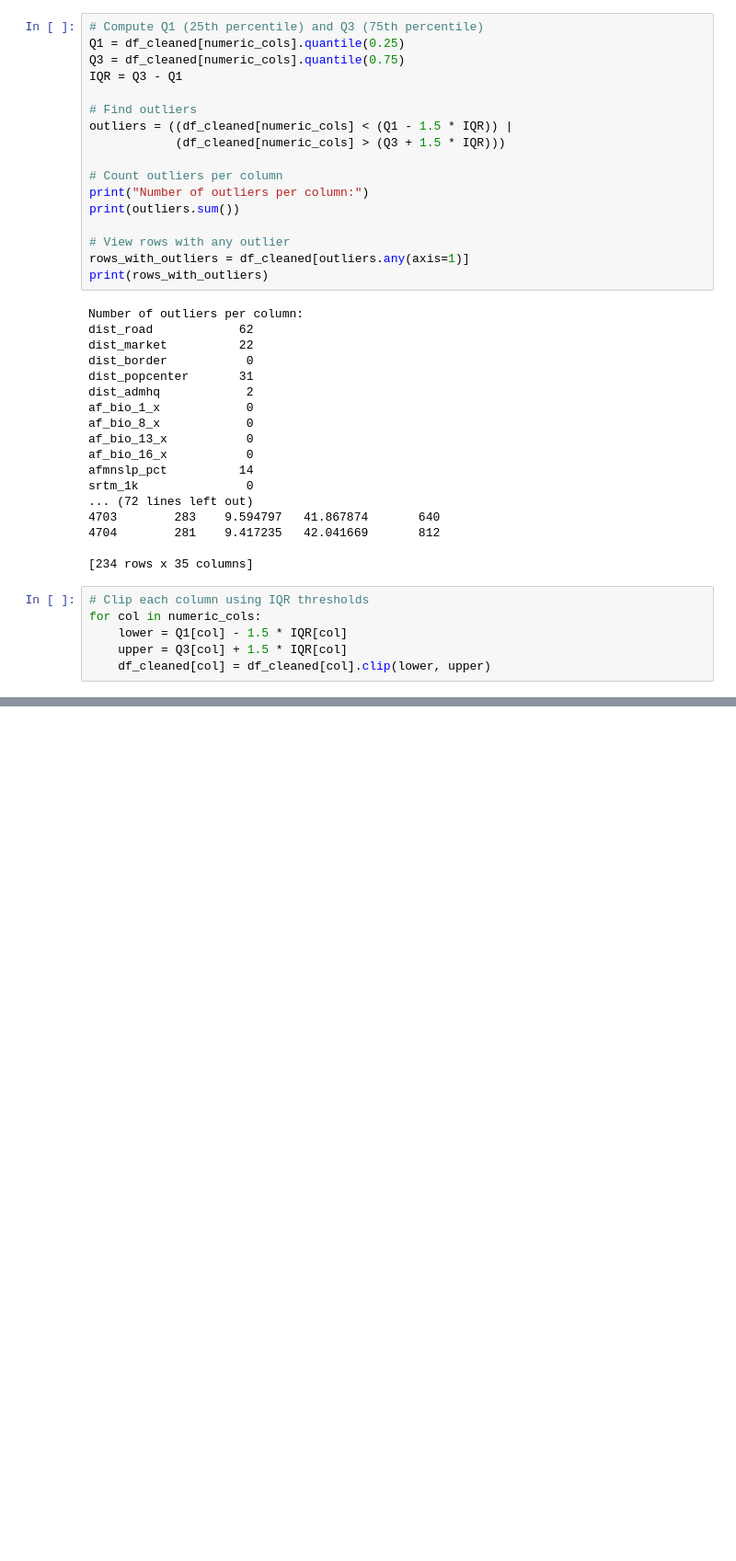
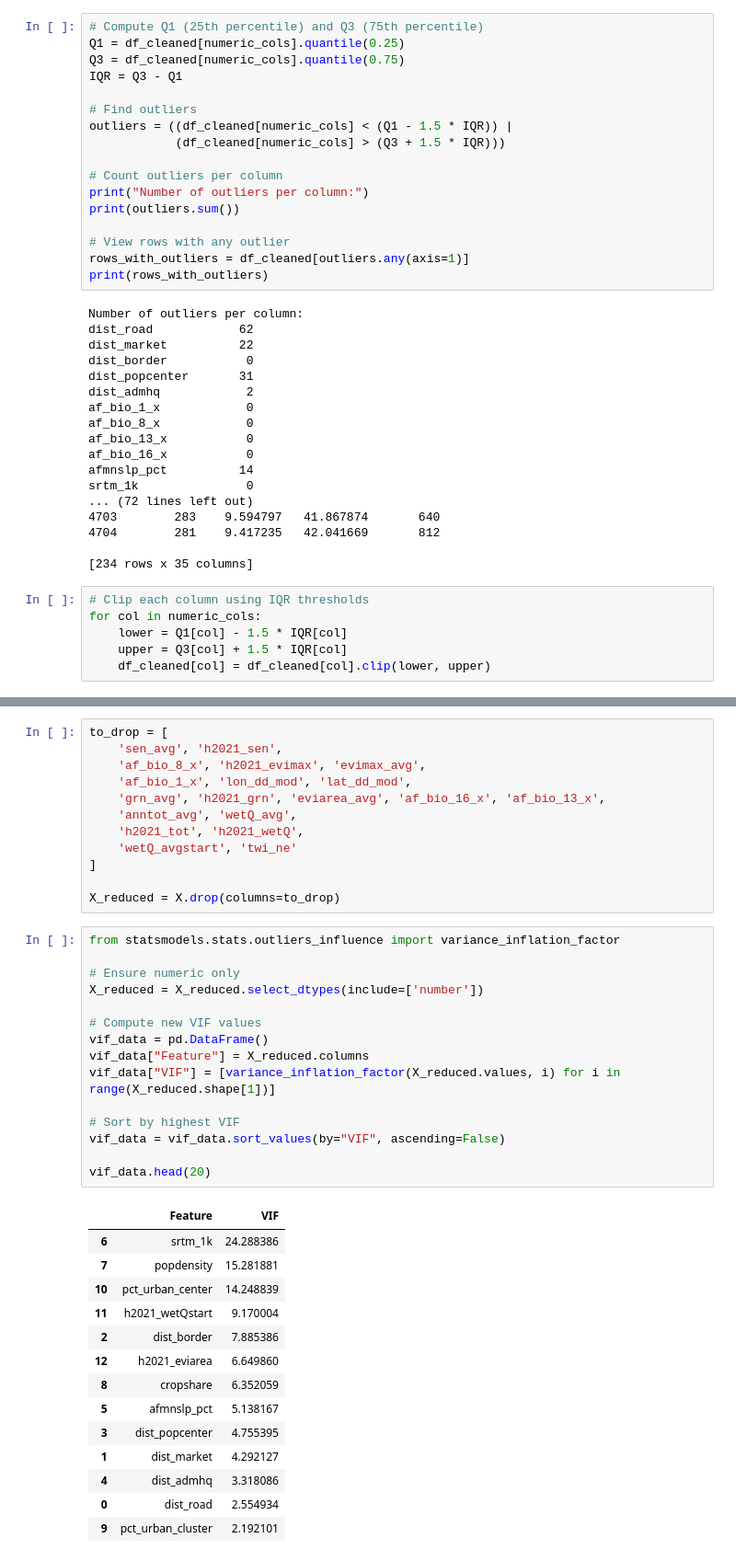
Before and after one commit to demirewu-manidefro/-rainfall-pradction-ml, a Jupyter notebook: Untitled.ipynb, the cells around one changed output, grey strips where cells are left out. Shown: that part at 92% size. Saved outputs shown, nothing was run; the diff lists cells and outputs as text; blank space fills up the shorter version.

```diff
--- a/Untitled.ipynb
+++ b/Untitled.ipynb
@@ -288,0 +373,42 @@ max      299.5   12.333356   47.307840  1945.125
+# %%
+to_drop = [
+    'sen_avg', 'h2021_sen',
+    'af_bio_8_x', 'h2021_evimax', 'evimax_avg',
+    'af_bio_1_x', 'lon_dd_mod', 'lat_dd_mod',
+    'grn_avg', 'h2021_grn', 'eviarea_avg', 'af_bio_16_x', 'af_bio_13_x',
+    'anntot_avg', 'wetQ_avg',
+    'h2021_tot', 'h2021_wetQ',
+    'wetQ_avgstart', 'twi_ne'
+]
+
+X_reduced = X.drop(columns=to_drop)
+# %%
+from statsmodels.stats.outliers_influence import variance_inflation_factor
+
+# Ensure numeric only
+X_reduced = X_reduced.select_dtypes(include=['number'])
+
+# Compute new VIF values
+vif_data = pd.DataFrame()
+vif_data["Feature"] = X_reduced.columns
+vif_data["VIF"] = [variance_inflation_factor(X_reduced.values, i) for i in range(X_reduced.shape[1])]
+
+# Sort by highest VIF
+vif_data = vif_data.sort_values(by="VIF", ascending=False)
+
+vif_data.head(20)
+# %% [output]
+|  | Feature | VIF |
+| 6 | srtm_1k | 24.288386 |
+| 7 | popdensity | 15.281881 |
+| 10 | pct_urban_center | 14.248839 |
+| 11 | h2021_wetQstart | 9.170004 |
+| 2 | dist_border | 7.885386 |
+| 12 | h2021_eviarea | 6.649860 |
+| 8 | cropshare | 6.352059 |
+| 5 | afmnslp_pct | 5.138167 |
+| 3 | dist_popcenter | 4.755395 |
+| 1 | dist_market | 4.292127 |
+| 4 | dist_admhq | 3.318086 |
+| 0 | dist_road | 2.554934 |
+| 9 | pct_urban_cluster | 2.192101 |
```
Also changed, not shown: parts of 10 cells of this notebook, 1 other file.
